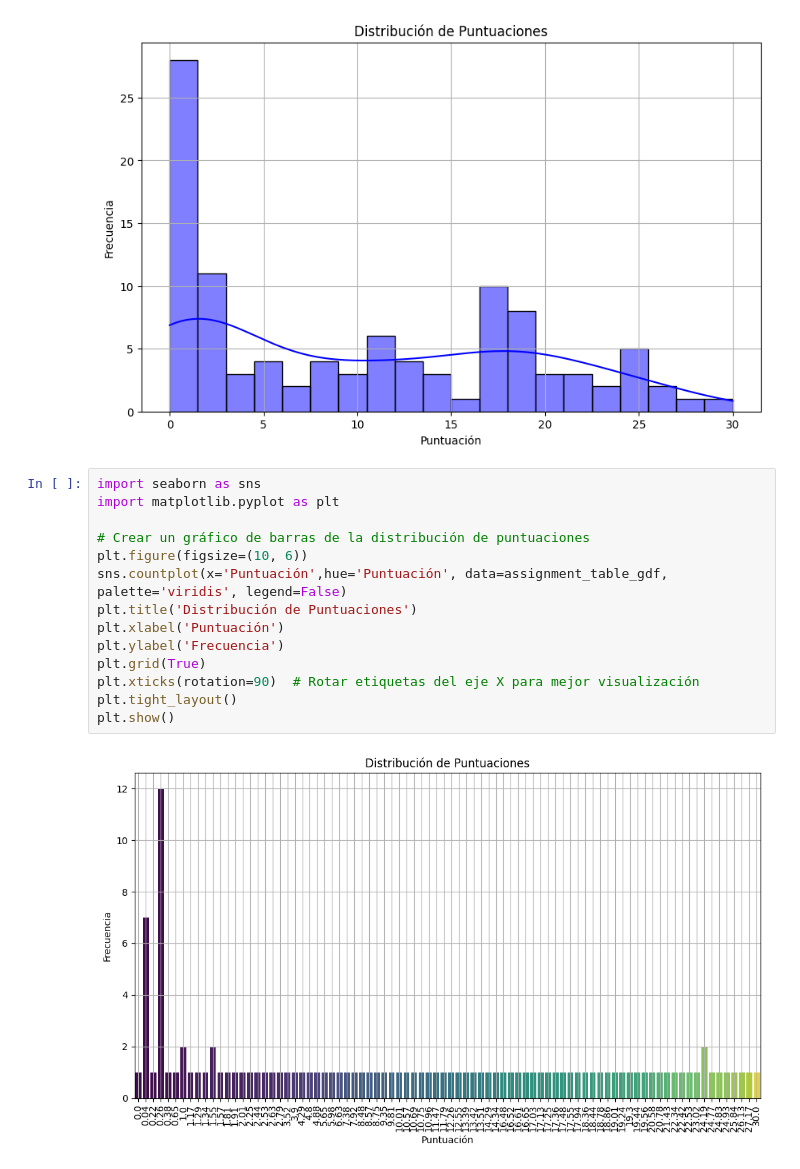
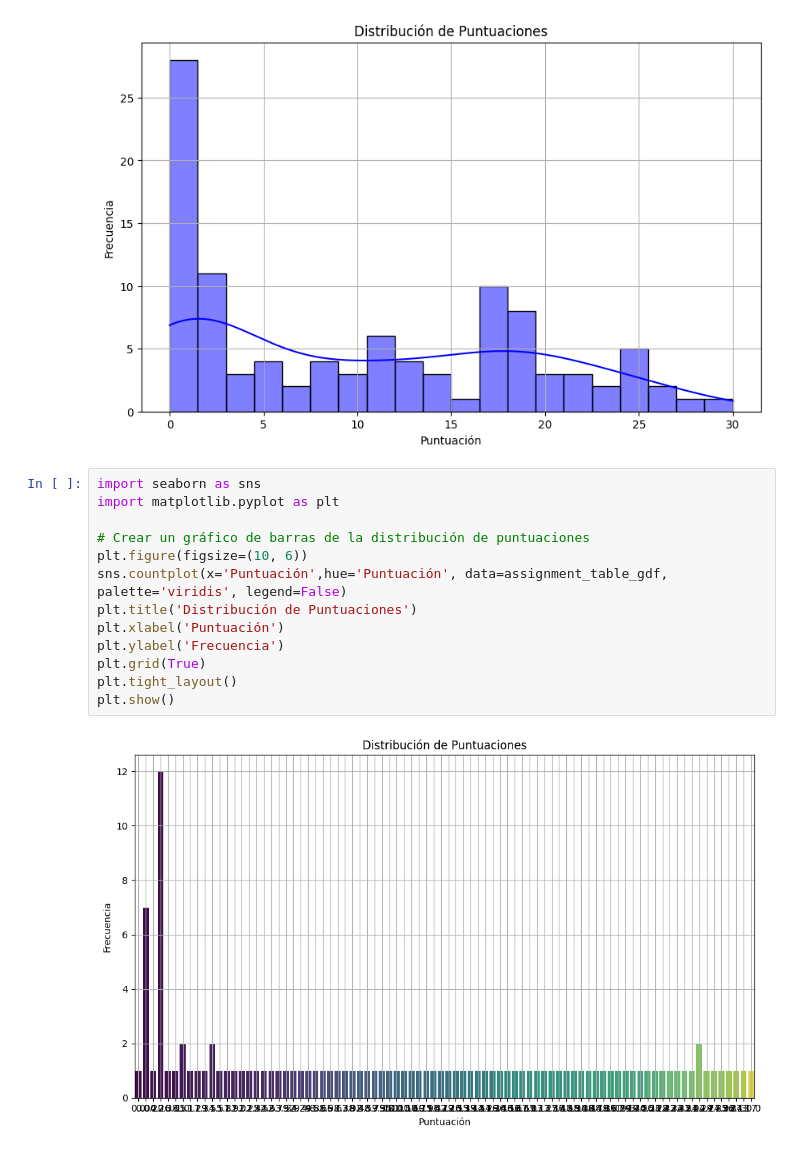
Before and after one commit to ToniMorales6/DataDriven_SiteSelection, a Jupyter notebook: Menores de 3 años/analisismenores3.ipynb, the cells around one changed output. Drawn from its saved outputs; the diff is of its cells as text.

```diff
--- a/Menores de 3 años/analisismenores3.ipynb
+++ b/Menores de 3 años/analisismenores3.ipynb
@@ -362,16 +279,15 @@ plt.show()
 # %%
 import seaborn as sns
 import matplotlib.pyplot as plt
 
 # Crear un gráfico de barras de la distribución de puntuaciones
 plt.figure(figsize=(10, 6))
 sns.countplot(x='Puntuación',hue='Puntuación', data=assignment_table_gdf, palette='viridis', legend=False)
 plt.title('Distribución de Puntuaciones')
 plt.xlabel('Puntuación')
 plt.ylabel('Frecuencia')
 plt.grid(True)
-plt.xticks(rotation=90)  # Rotar etiquetas del eje X para mejor visualización
 plt.tight_layout()
 plt.show()
 # %% [output]
-[figure, old version]
+[figure, new version]
```
Also changed, not shown: parts of 17 cells of this notebook.
